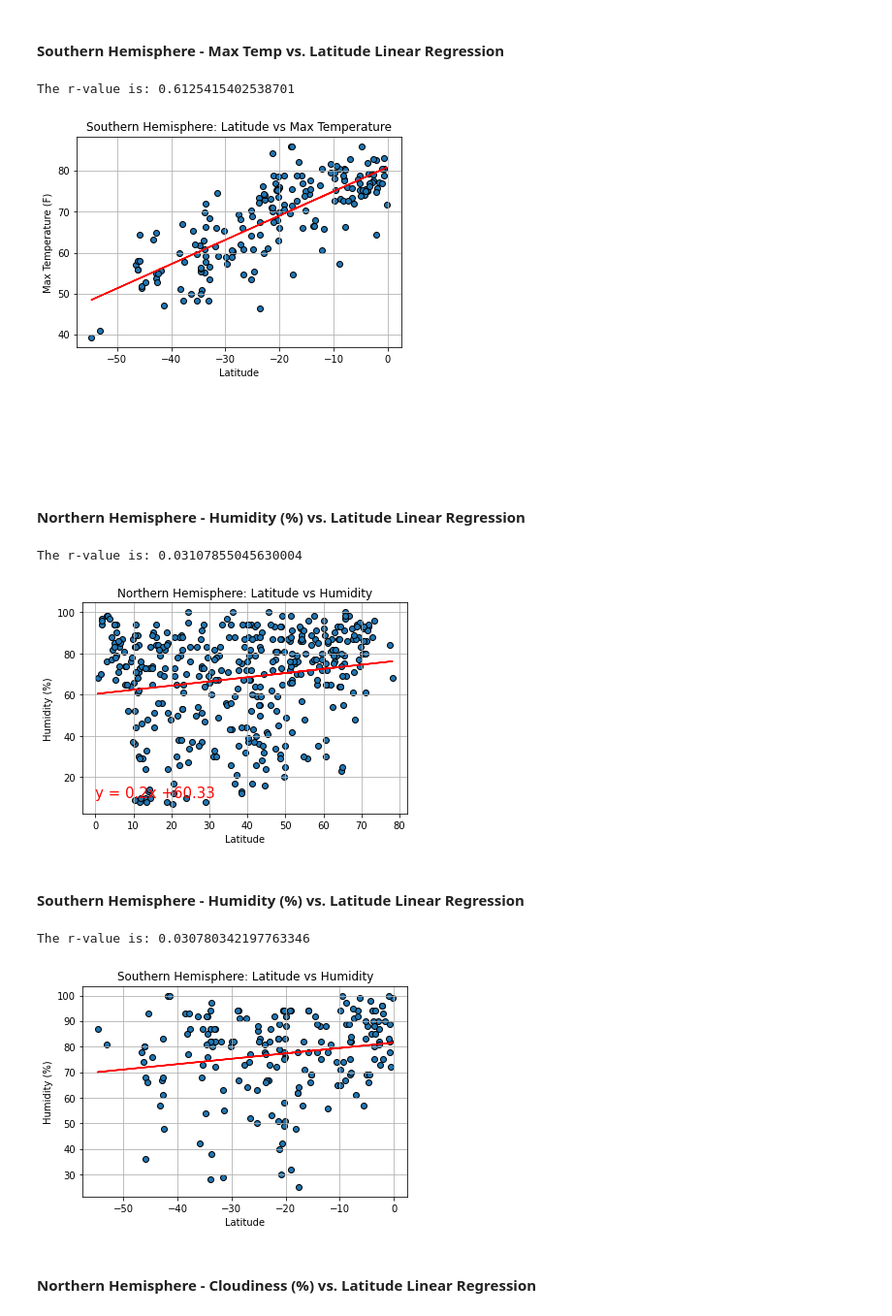
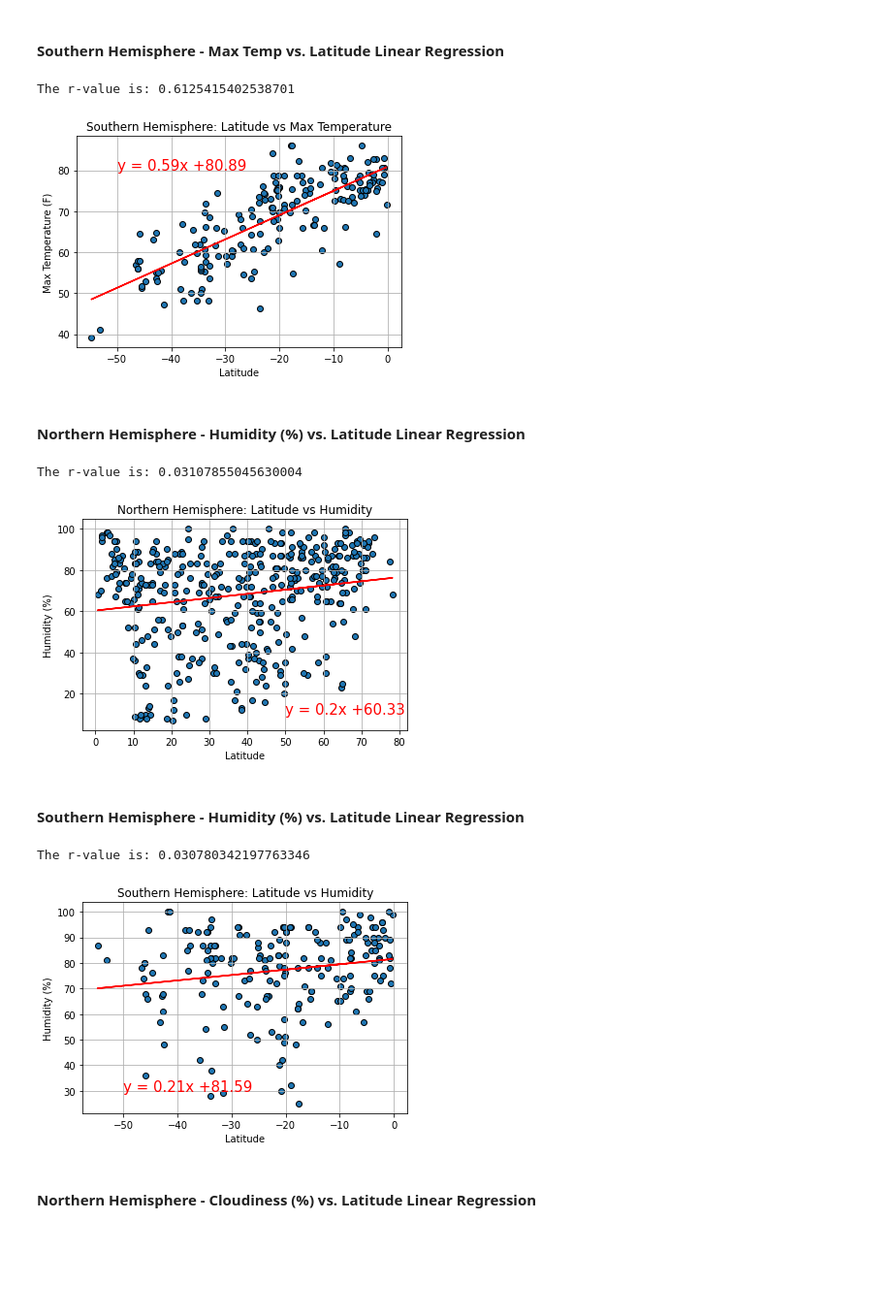
Before and after one commit to aebowden36/python-api-challenge, a Jupyter notebook: WeatherPy.ipynb, the cells around one changed output. Shown at 97% size. Cells and saved outputs as stored; diff of their text form; code cells hidden in the pictures; blank space fills up the shorter version.

Commit message:
saved image files

```diff
--- a/WeatherPy.ipynb
+++ b/WeatherPy.ipynb
@@ -244,14 +237,14 @@ plt.ylabel("Max Temperature (F)")
 plt.xlabel("Latitude")
 plt.grid(True)
 
-#plt.savefig("TempInWorldCities.png")
+plt.savefig("Images/SouthHemisphereTemp.png")
 
 #linear regression
 (slope, intercept, rvalue, pvalue, stderr) = linregress(x_axis, y_axis)
 #regression values
 regress_values = x_axis * slope + intercept
 line_eq = "y = " + str(round(slope,2)) + "x +" + str(round(intercept,2))
-plt.annotate(line_eq,(0,10),fontsize=15,color="red")
+plt.annotate(line_eq,(-50,80),fontsize=15,color="red")
 plt.plot(x_axis,regress_values,"r-")
 #print r value
 print(f"The r-value is: {rvalue**2}")
@@ -259,7 +252,7 @@ print(f"The r-value is: {rvalue**2}")
 plt.show()
 # %% [output]
 The r-value is: 0.6125415402538701
-[figure, old version]
+[figure, new version]
 # %% [markdown]
 ####  Northern Hemisphere - Humidity (%) vs. Latitude Linear Regression
 # %%
@@ -274,14 +267,14 @@ plt.ylabel("Humidity (%)")
 plt.xlabel("Latitude")
 plt.grid(True)
 
-#plt.savefig("TempInWorldCities.png")
+plt.savefig("Images/NorthHemisphereHumid.png")
 
 #linear regression
 (slope, intercept, rvalue, pvalue, stderr) = linregress(x_axis, y_axis)
 #regression values
 regress_values = x_axis * slope + intercept
 line_eq = "y = " + str(round(slope,2)) + "x +" + str(round(intercept,2))
-plt.annotate(line_eq,(0,10),fontsize=15,color="red")
+plt.annotate(line_eq,(50,10),fontsize=15,color="red")
 plt.plot(x_axis,regress_values,"r-")
 #print r value
 print(f"The r-value is: {rvalue**2}")
@@ -289,37 +282,37 @@ print(f"The r-value is: {rvalue**2}")
 plt.show()
 # %% [output]
 The r-value is: 0.03107855045630004
-[figure, old version]
+[figure, new version]
 # %% [markdown]
 ####  Southern Hemisphere - Humidity (%) vs. Latitude Linear Regression
 # %%
 #create scatterplot
 x_axis = south_hemi['Latitude']
 y_axis = south_hemi['Humidity (%)']
 plt.scatter(x_axis, y_axis, marker='o',edgecolors='black')
 
 #make labels
 plt.title("Southern Hemisphere: Latitude vs Humidity")
 plt.ylabel("Humidity (%)")
 plt.xlabel("Latitude")
 plt.grid(True)
 
-#plt.savefig("TempInWorldCities.png")
+plt.savefig("Images/SouthHemisphereHumid.png")
 
 #linear regression
 (slope, intercept, rvalue, pvalue, stderr) = linregress(x_axis, y_axis)
 #regression values
 regress_values = x_axis * slope + intercept
 line_eq = "y = " + str(round(slope,2)) + "x +" + str(round(intercept,2))
-plt.annotate(line_eq,(0,10),fontsize=15,color="red")
+plt.annotate(line_eq,(-50,30),fontsize=15,color="red")
 plt.plot(x_axis,regress_values,"r-")
 #print r value
 print(f"The r-value is: {rvalue**2}")
 
 plt.show()
 # %% [output]
 The r-value is: 0.030780342197763346
-[figure, old version]
+[figure, new version]
 # %% [markdown]
 ####  Northern Hemisphere - Cloudiness (%) vs. Latitude Linear Regression
 # %%
```
Also changed, not shown: parts of 13 cells of this notebook, 13 other files.
